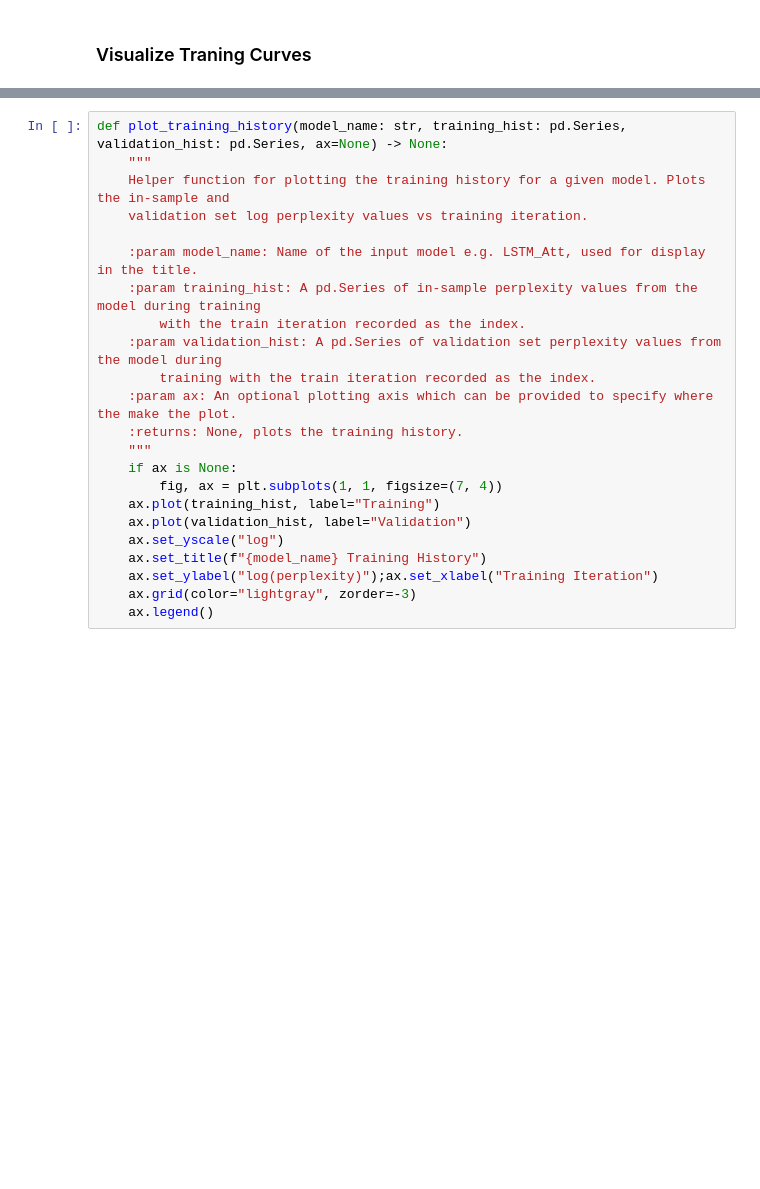
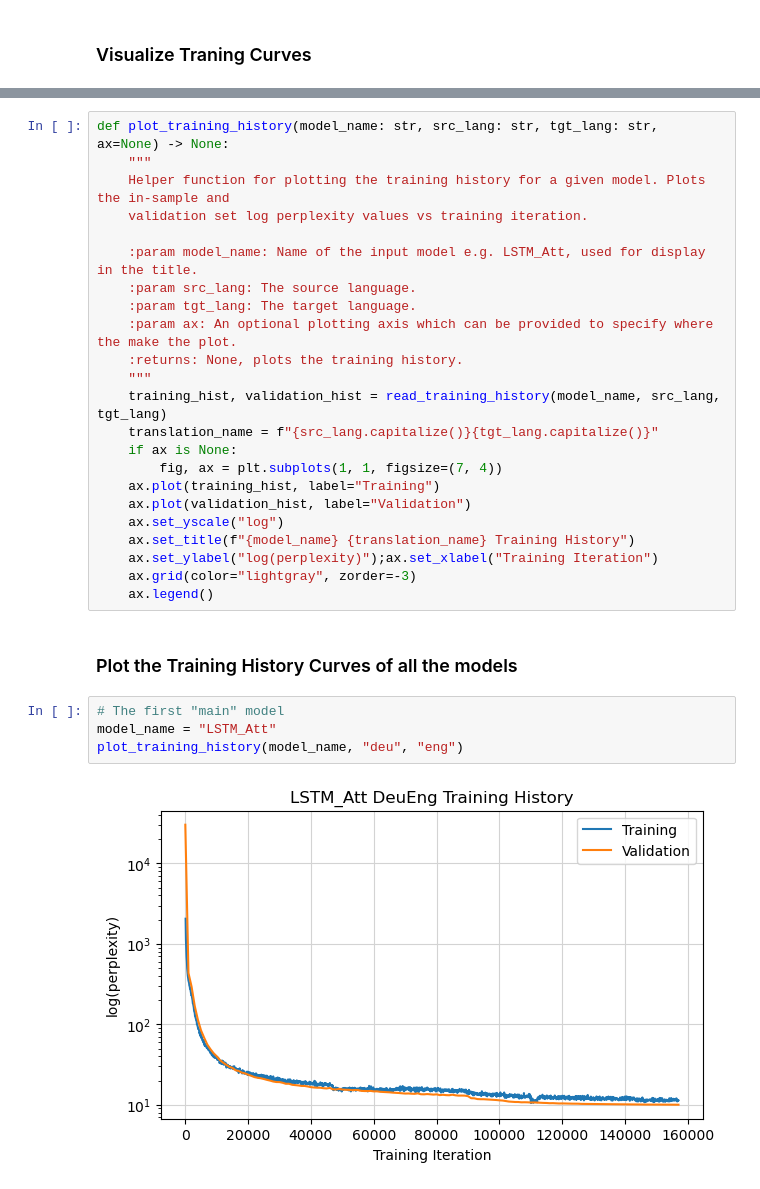
Before and after one commit to EH225/EngDeu_NMT, a Jupyter notebook: graphics.ipynb, the cells around one changed output, grey strips where cells are left out. Drawn from its saved outputs; the diff is of its cells as text; blank space fills up the shorter version.

```diff
--- a/graphics.ipynb
+++ b/graphics.ipynb
@@ -28,26 +32,34 @@ def read_training_history(model_name: str, src_lang: str, tgt_lang: str) -> Tupl
     validation_hist = pd.read_csv(os.path.join(save_dir, "validation_ppl.csv"), index_col=0).iloc[:, 0]
     return training_hist, validation_hist
 # %%
-def plot_training_history(model_name: str, training_hist: pd.Series, validation_hist: pd.Series, ax=None) -> None:
+def plot_training_history(model_name: str, src_lang: str, tgt_lang: str, ax=None) -> None:
     """
     Helper function for plotting the training history for a given model. Plots the in-sample and
     validation set log perplexity values vs training iteration.
 
     :param model_name: Name of the input model e.g. LSTM_Att, used for display in the title.
-    :param training_hist: A pd.Series of in-sample perplexity values from the model during training
-        with the train iteration recorded as the index.
-    :param validation_hist: A pd.Series of validation set perplexity values from the model during
-        training with the train iteration recorded as the index.
+    :param src_lang: The source language.
+    :param tgt_lang: The target language.
     :param ax: An optional plotting axis which can be provided to specify where the make the plot.
     :returns: None, plots the training history.
     """
+    training_hist, validation_hist = read_training_history(model_name, src_lang, tgt_lang)
+    translation_name = f"{src_lang.capitalize()}{tgt_lang.capitalize()}"
     if ax is None:
         fig, ax = plt.subplots(1, 1, figsize=(7, 4))
     ax.plot(training_hist, label="Training")
     ax.plot(validation_hist, label="Validation")
     ax.set_yscale("log")
-    ax.set_title(f"{model_name} Training History")
+    ax.set_title(f"{model_name} {translation_name} Training History")
     ax.set_ylabel("log(perplexity)");ax.set_xlabel("Training Iteration")
     ax.grid(color="lightgray", zorder=-3)
     ax.legend()
+# %% [markdown]
+### Plot the Training History Curves of all the models
+# %%
+# The first "main" model
+model_name = "LSTM_Att"
+plot_training_history(model_name, "deu", "eng")
+# %% [output]
+[figure, added]
 # %%
```
Also changed, not shown: parts of 19 cells of this notebook, 8 other files.
